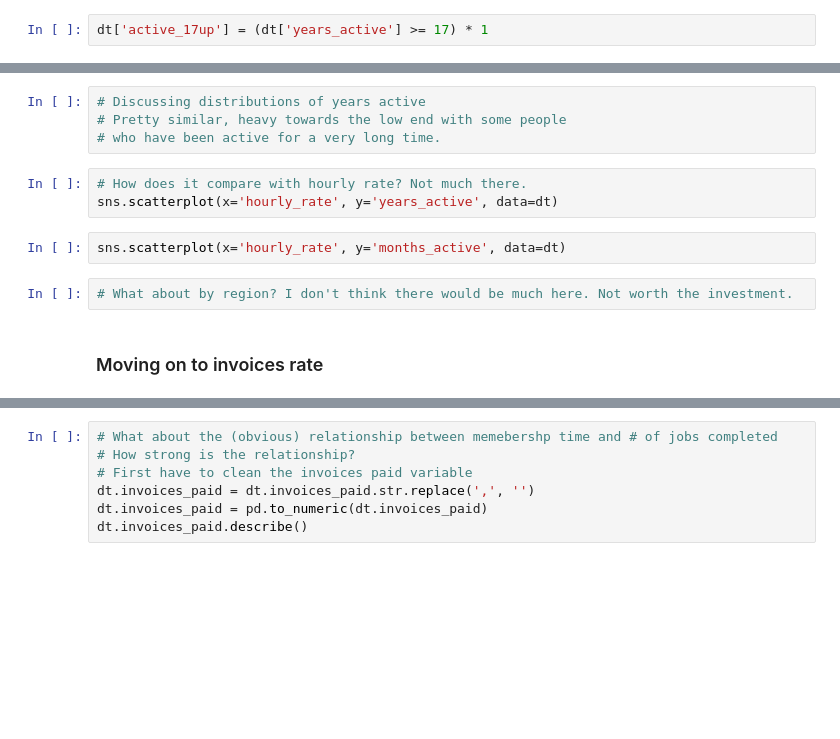
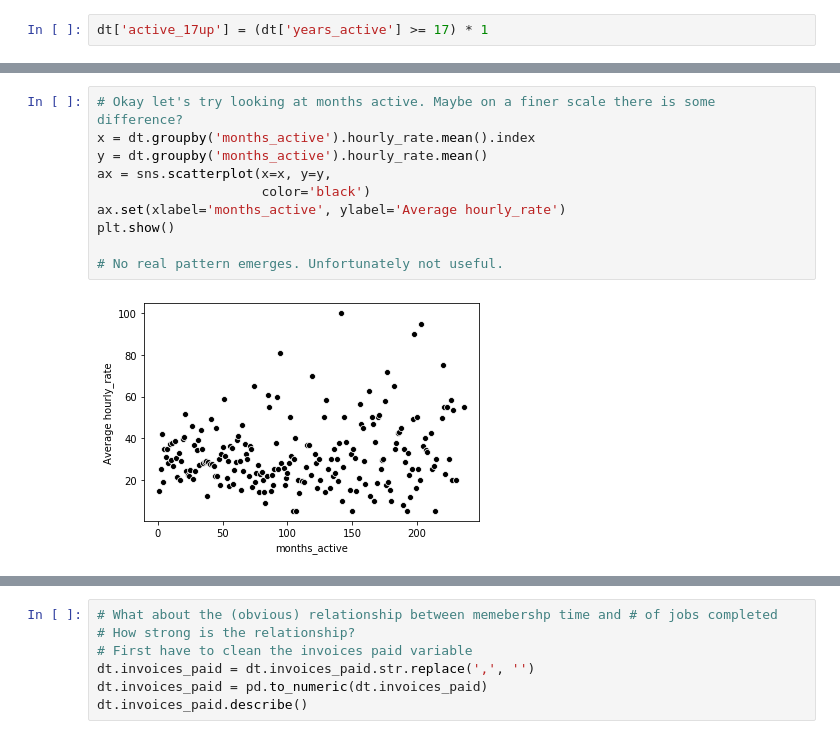
Before and after one commit to lmgibson/MyRate, a Jupyter notebook: notebooks/myrate_eda.ipynb, the cells around one changed output, grey strips where cells are left out. Saved outputs shown, nothing was run; the diff lists cells and outputs as text; blank space fills up the shorter version.

```diff
--- a/notebooks/myrate_eda.ipynb
+++ b/notebooks/myrate_eda.ipynb
@@ -218,13 +234,12 @@ sns.distplot(dt.months_active)
-# %%
-# Discussing distributions of years active
-# Pretty similar, heavy towards the low end with some people
-# who have been active for a very long time.
-# %%
-# How does it compare with hourly rate? Not much there.
-sns.scatterplot(x='hourly_rate', y='years_active', data=dt)
-# %%
-sns.scatterplot(x='hourly_rate', y='months_active', data=dt)
-# %%
-# What about by region? I don't think there would be much here. Not worth the investment.
-# %% [markdown]
-### Moving on to invoices rate
+# %%
+# Okay let's try looking at months active. Maybe on a finer scale there is some difference?
+x = dt.groupby('months_active').hourly_rate.mean().index
+y = dt.groupby('months_active').hourly_rate.mean()
+ax = sns.scatterplot(x=x, y=y,
+                     color='black')
+ax.set(xlabel='months_active', ylabel='Average hourly_rate')
+plt.show()
+
+# No real pattern emerges. Unfortunately not useful.
+# %% [output]
+[figure, added]
```
Also changed, not shown: parts of 98 cells of this notebook.
